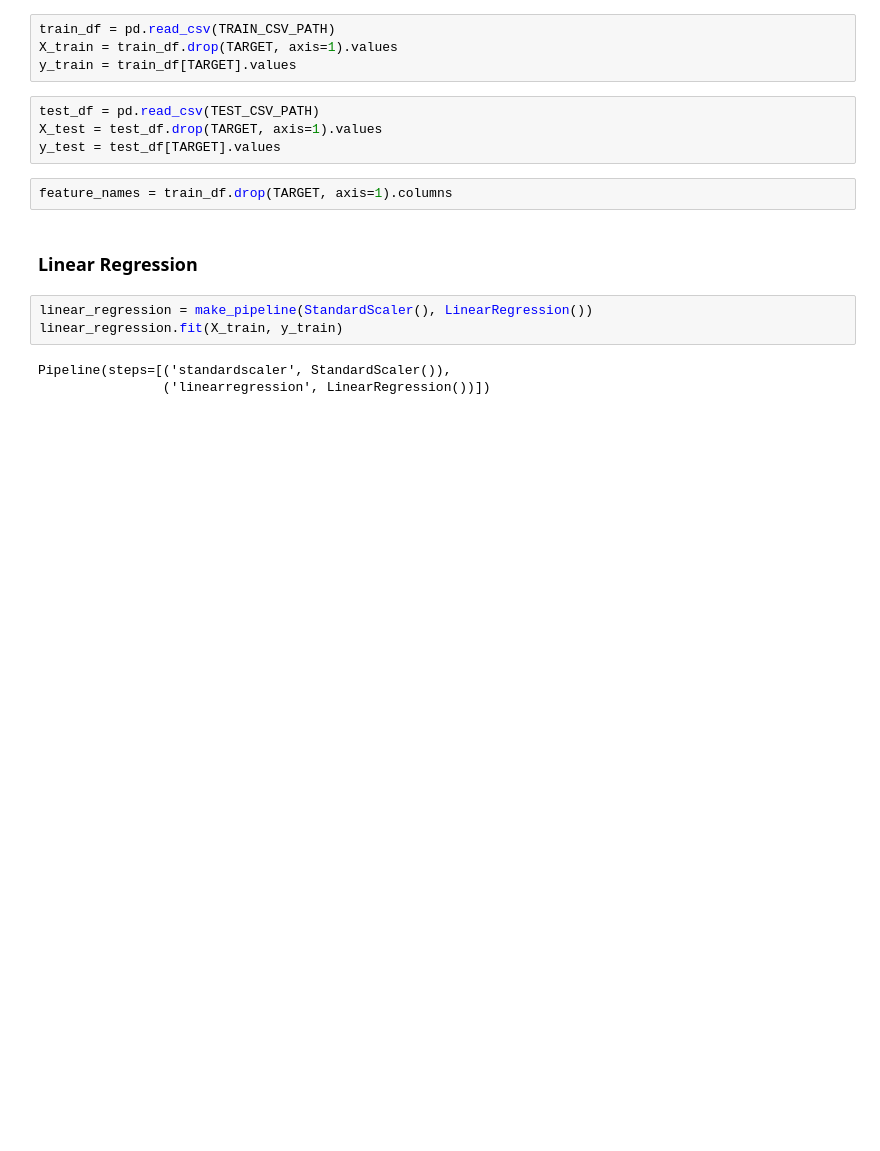
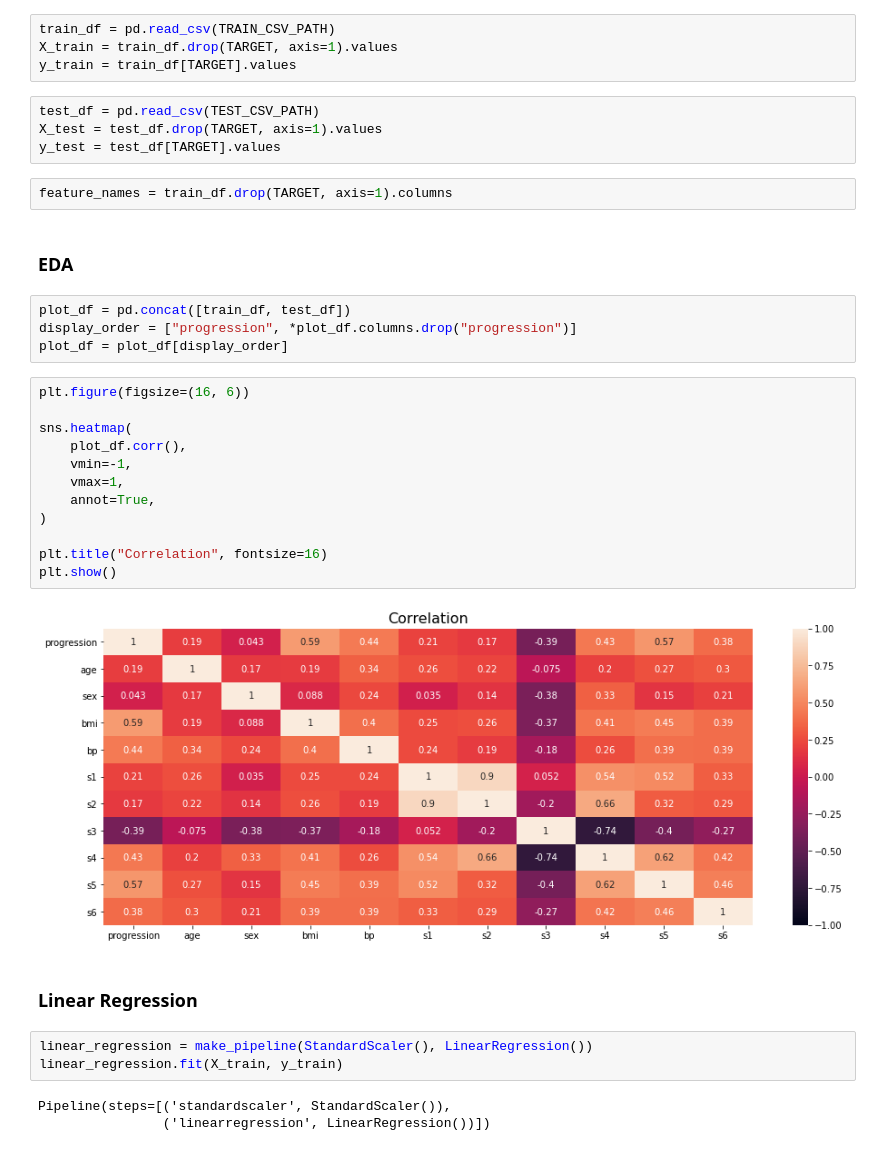
Before and after one commit to edkrueger/lasso-demo, a Jupyter notebook: notebooks/1-pratical.ipynb, the cells around one changed output. Drawn from its saved outputs; the diff is of its cells as text; blank space fills up the shorter version.

Commit message:
Add correlation plot.

```diff
--- a/notebooks/1-pratical.ipynb
+++ b/notebooks/1-pratical.ipynb
@@ -32,6 +33,26 @@ X_test = test_df.drop(TARGET, axis=1).values
 y_test = test_df[TARGET].values
 # %%
 feature_names = train_df.drop(TARGET, axis=1).columns
+# %% [markdown]
+### EDA
+# %%
+plot_df = pd.concat([train_df, test_df])
+display_order = ["progression", *plot_df.columns.drop("progression")]
+plot_df = plot_df[display_order]
+# %%
+plt.figure(figsize=(16, 6))
+
+sns.heatmap(
+    plot_df.corr(),
+    vmin=-1,
+    vmax=1,
+    annot=True,
+)
+
+plt.title("Correlation", fontsize=16)
+plt.show()
+# %% [output]
+[figure, added]
 # %% [markdown]
 ### Linear Regression
 # %%
```
Also changed, not shown: parts of 1 cell of this notebook.
